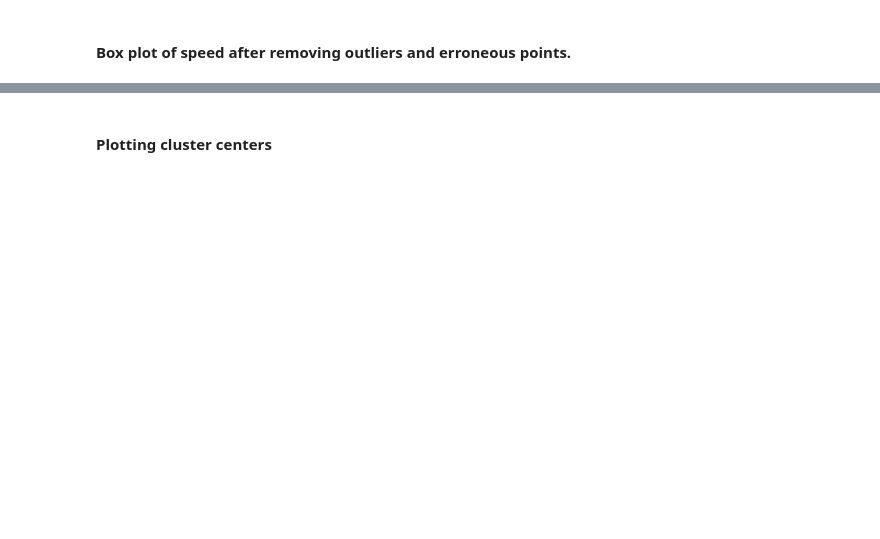
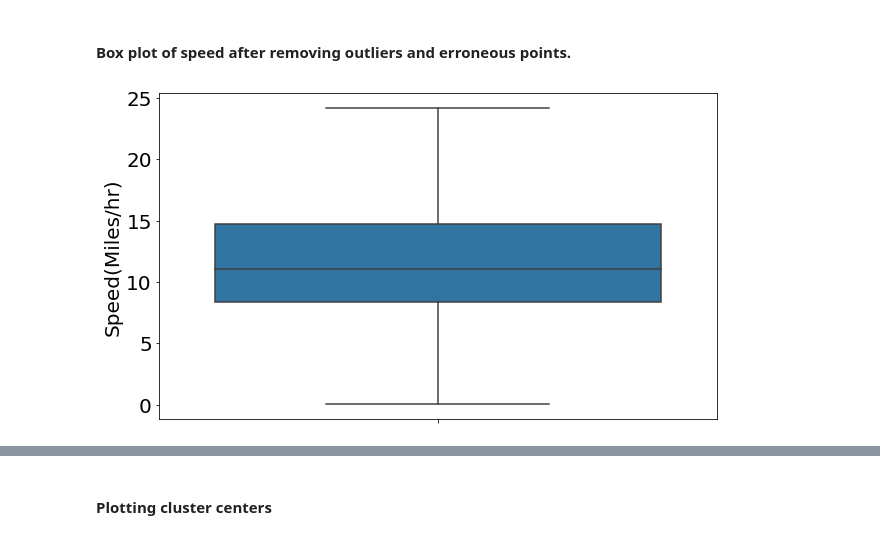
Before and after one commit to munachisonwadike/TaxiDataAnalysis, a Jupyter notebook: Taxi_Demand_Prediction_NYC.ipynb, the cells around one changed output, grey strips where cells are left out. Drawn from its saved outputs; the diff is of its cells as text; code cells hidden in the pictures; blank space fills up the shorter version.

```diff
--- a/Taxi_Demand_Prediction_NYC.ipynb
+++ b/Taxi_Demand_Prediction_NYC.ipynb
@@ -362,12 +369,14 @@ plt.show()
 # %% [markdown]
 #### Box plot of speed after removing outliers and erroneous points.
 # %%
-# fig = plt.figure(figsize = (10,6))
-# ax = sns.boxplot("speed", data = new_frame_cleaned, orient = "v")
+fig = plt.figure(figsize = (10,6))
+ax = sns.boxplot("speed", data = new_frame_cleaned, orient = "v", showfliers=False)
 
-# plt.tick_params(labelsize = 20)
-# plt.ylabel("Speed(Miles/hr)", fontsize = 20)
-# plt.show()
+plt.tick_params(labelsize = 20)
+plt.ylabel("Speed(Miles/hr)", fontsize = 20)
+plt.show()
+# %% [output]
+[figure, added]
 # %%
 Average_speed = sum(new_frame_cleaned.speed)/len(new_frame_cleaned.speed)
 print("Average Speed of Taxis around NYC = "+str(Average_speed))
```
Also changed, not shown: parts of 58 cells of this notebook.
